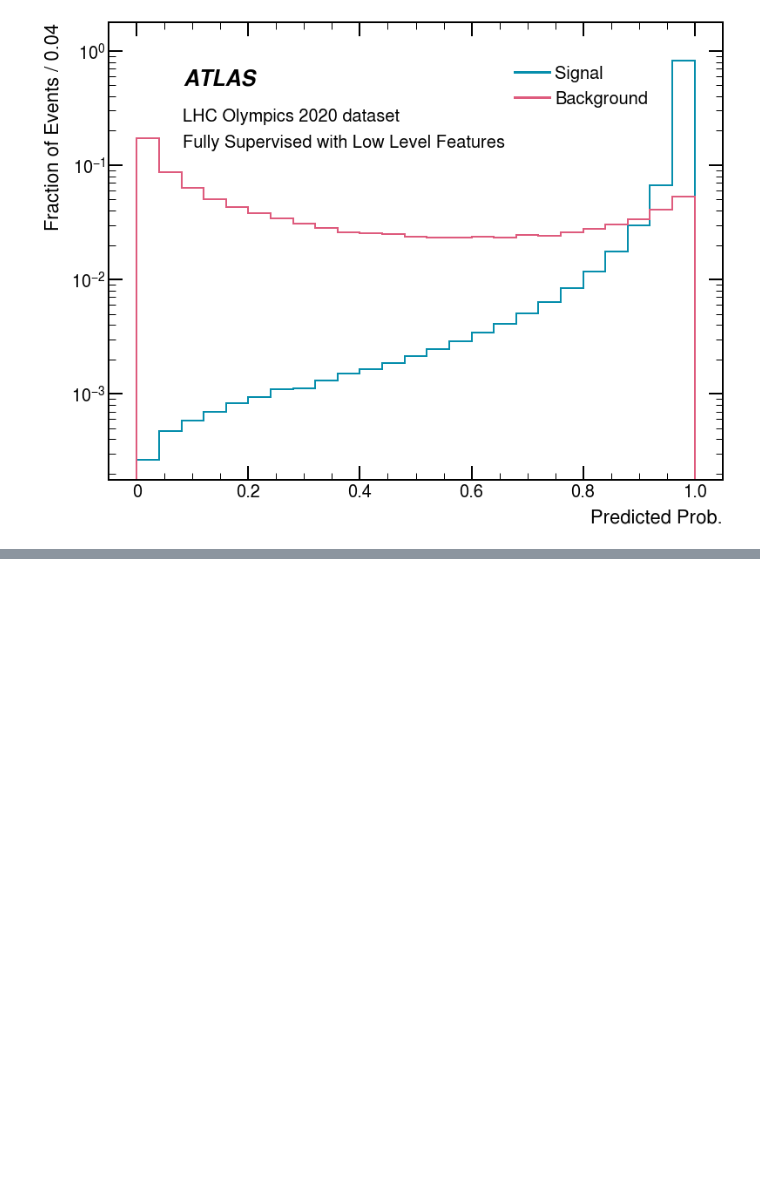
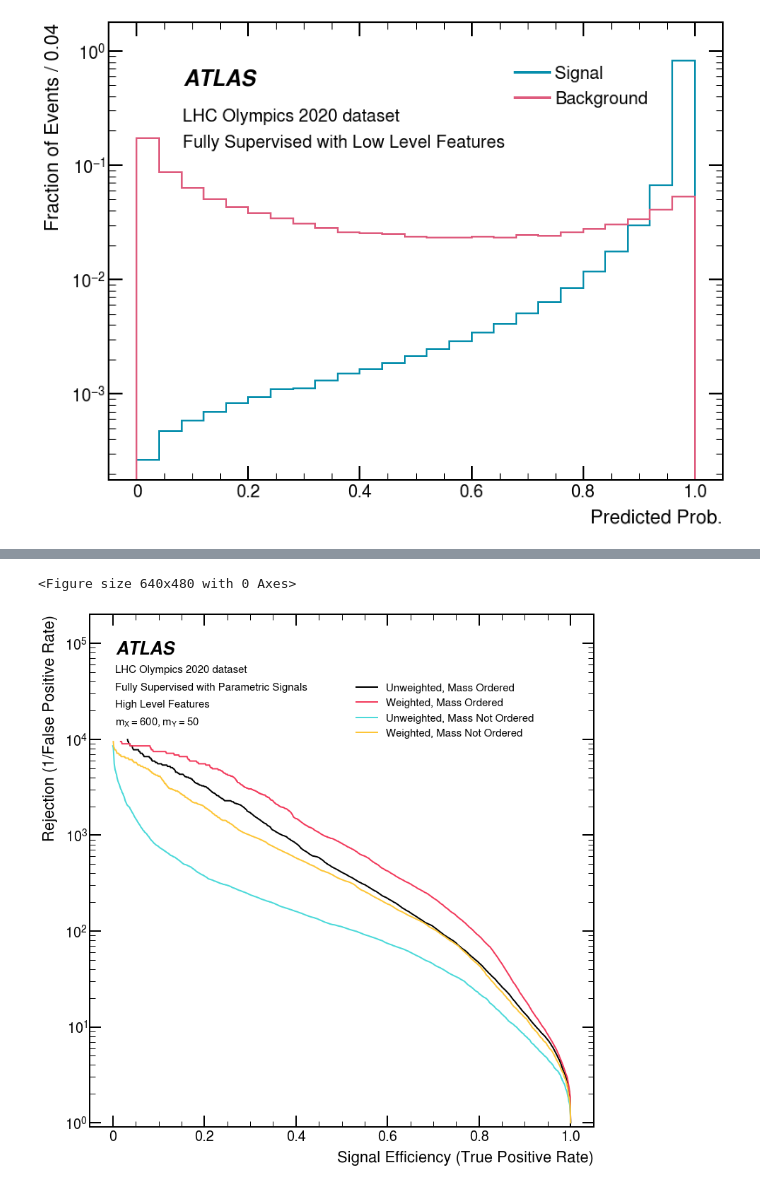
Before and after one commit to AlkaidCheng/anomaly_detection, a Jupyter notebook: notebooks/N05A-FullySupervisedTraining-Parameterised-HighLevel.ipynb, the cells around one changed output, grey strips where cells are left out. Saved outputs shown, nothing was run; the diff lists cells and outputs as text; code cells hidden in the pictures; blank space fills up the shorter version.

```diff
--- a/notebooks/N05A-FullySupervisedTraining-Parameterised-HighLevel.ipynb
+++ b/notebooks/N05A-FullySupervisedTraining-Parameterised-HighLevel.ipynb
@@ -538,0 +753,25 @@ plotter.draw('score', xlabel='Predicted Prob.', bin_range=(0, 1), logy=True)
+# %%
+mass_point = '600_50'
+dfs = {}
+label_map = {}
+for scenario in scenarios:
+    dfs[scenario] = target_mass_dfs[scenario][mass_point]
+    roc_auc = aucs[scenario][mass_point]
+    label = scenario_map[scenario]
+    label_map[scenario] = label
+alo = combine_dict(analysis_label_options)
+m1, m2 = mass_point.split("_")
+label = f'$m_X={m1}, m_Y={m2}$'
+alo['extra_text'] += f'//{label}'
+plotter = General1DPlot(dfs, analysis_label_options=alo,
+                        color_cycle='default', styles=styles, label_map=label_map)
+ax = plotter.draw("tpr", "fpr_inv",
+                  logy=True,
+                  xlabel="Signal Efficiency (True Positive Rate)",
+                  ylabel="Rejection (1/False Positive Rate)",
+                  ymax=2e5,
+                  ymin=0.9)
+plt.show()
+# %% [output]
+<Figure size 640x480 with 0 Axes>
+[figure, added]
```
Also changed, not shown: parts of 18 cells of this notebook, 7 other files.
